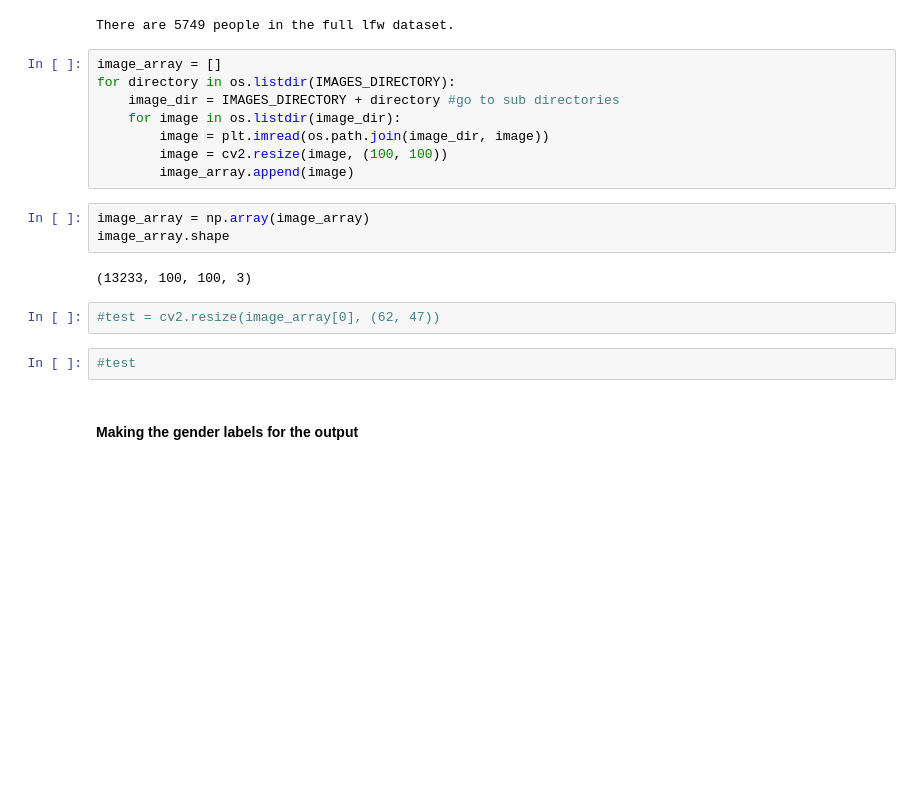
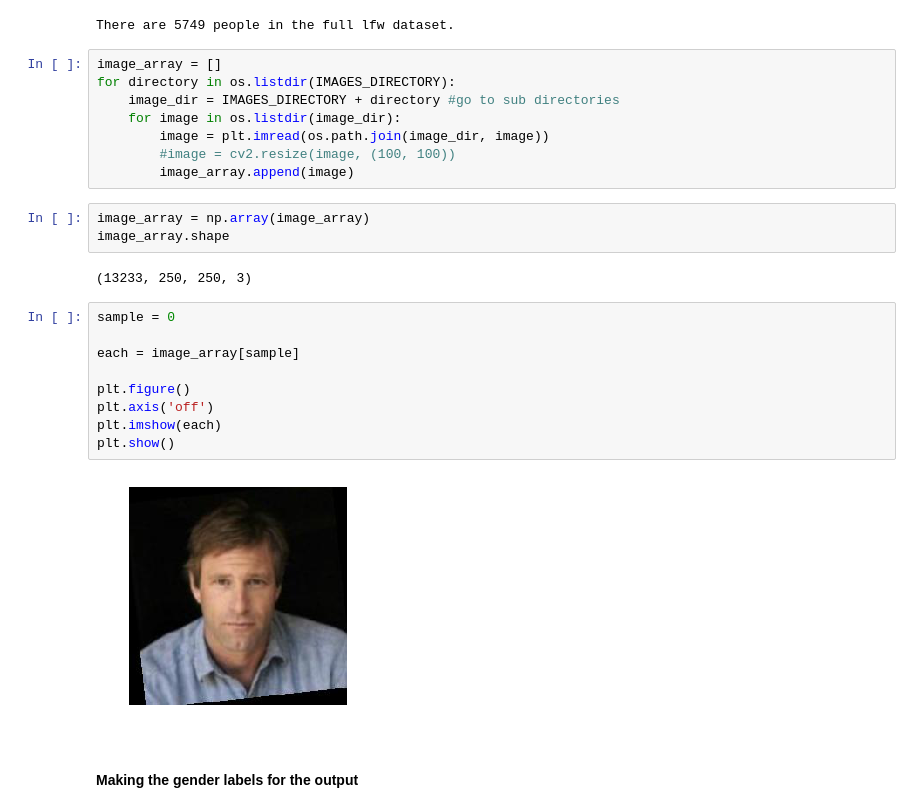
Before and after one commit to hgdangkhoi/Gender-Classification, a Jupyter notebook: Gender Classification.ipynb, the cells around one changed output. Saved outputs shown, nothing was run; the diff lists cells and outputs as text; blank space fills up the shorter version.

```diff
--- a/Gender Classification.ipynb
+++ b/Gender Classification.ipynb
@@ -47,17 +47,24 @@ for directory in os.listdir(IMAGES_DIRECTORY):
     image_dir = IMAGES_DIRECTORY + directory #go to sub directories
     for image in os.listdir(image_dir):
         image = plt.imread(os.path.join(image_dir, image))
-        image = cv2.resize(image, (100, 100))
+        #image = cv2.resize(image, (100, 100))
         image_array.append(image)
 # %%
 image_array = np.array(image_array)
 image_array.shape
 # %% [output]
-(13233, 100, 100, 3)
+(13233, 250, 250, 3)
-# %%
-#test = cv2.resize(image_array[0], (62, 47))
-# %%
-#test
+# %%
+sample = 0
+
+each = image_array[sample]
+
+plt.figure()
+plt.axis('off')
+plt.imshow(each)
+plt.show()
+# %% [output]
+[figure, added]
 # %% [markdown]
 #### Making the gender labels for the output
 # %%
```
Also changed, not shown: parts of 51 cells of this notebook, 1 other file.
